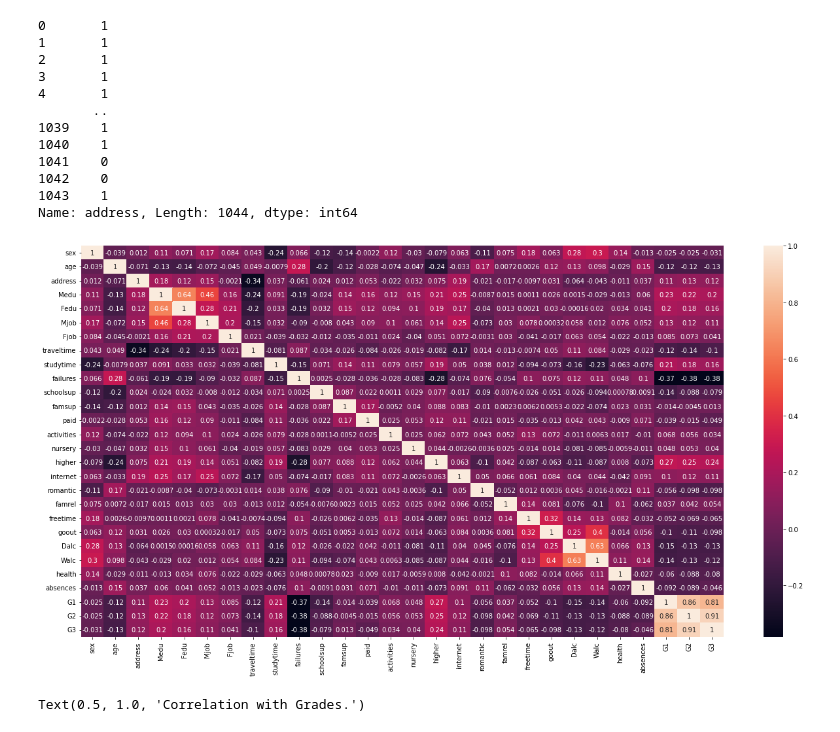
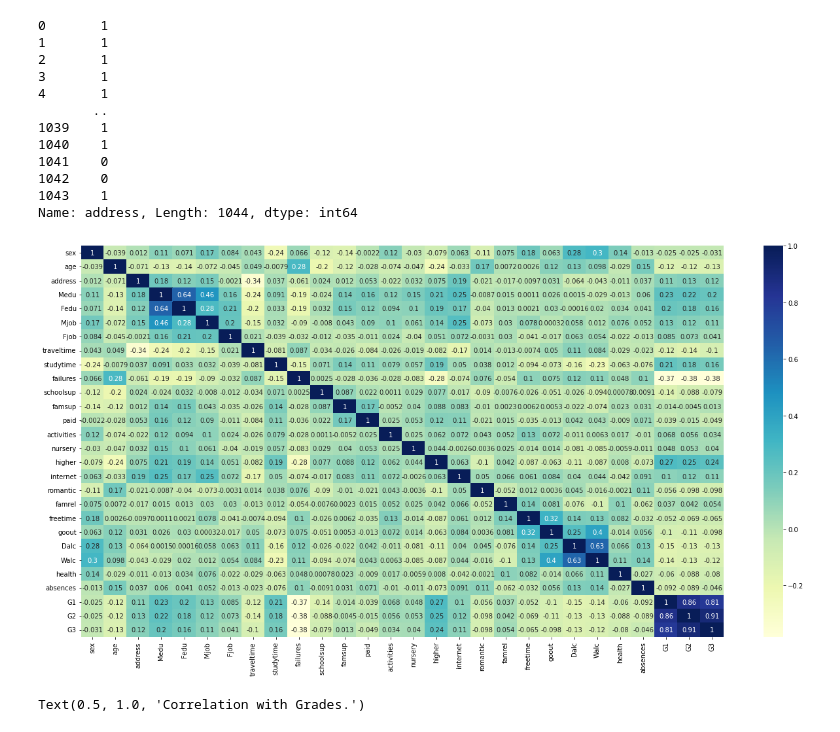
Before and after one commit to dyo-tak/zerotwo-bit-n-build, a Jupyter notebook: Data_Visualization.ipynb, the cells around one changed output. Cells and saved outputs as stored; diff of their text form; code cells hidden in the pictures.

```diff
--- a/Data_Visualization.ipynb
+++ b/Data_Visualization.ipynb
@@ -96,9 +96,9 @@ df['address']
 Name: address, Length: 1044, dtype: int64
 # %%
 plt.figure(figsize=(22, 11))
-sns.heatmap(df.corr(), annot=True);
+sns.heatmap(df.corr(),cmap="YlGnBu", annot=True);
 # %% [output]
-[figure, old version]
+[figure, new version]
 # %%
 data = df.copy().drop(['G1','G2'],axis='columns')
 corr_train = data.corr()['G3'].abs().sort_values(ascending=False)
```
Also changed, not shown: parts of 1 cell of this notebook.
